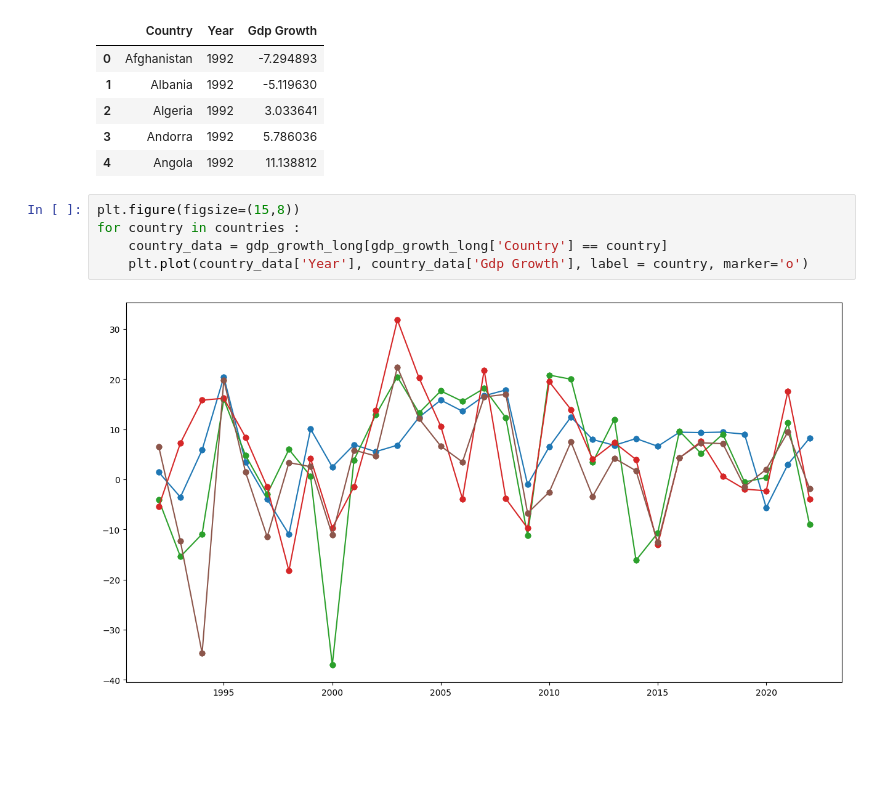
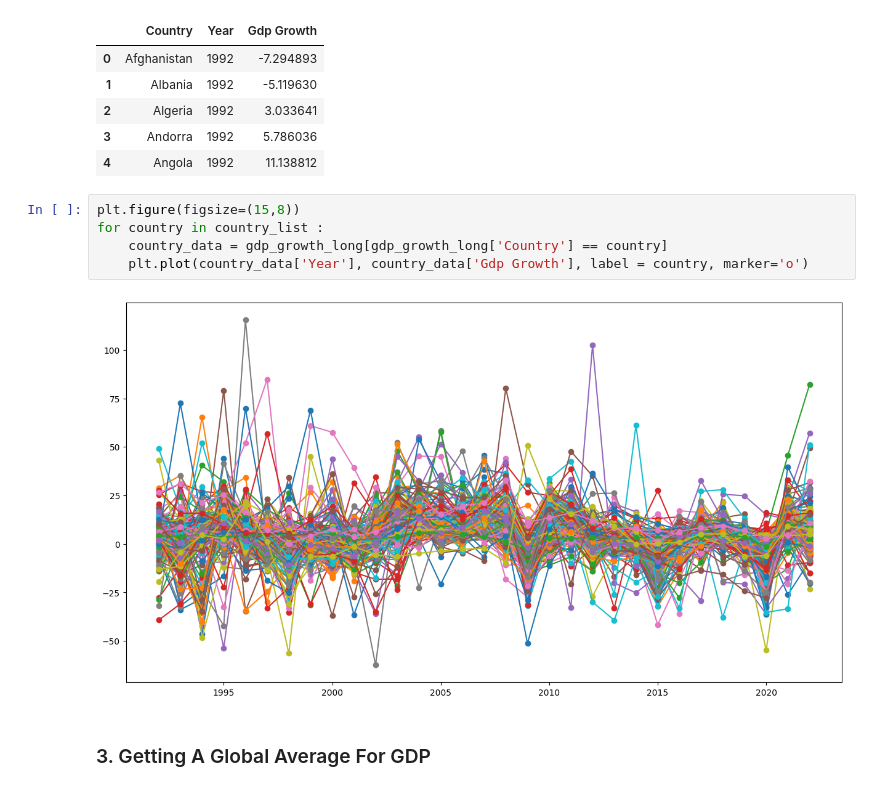
Before and after one commit to sdata07/Forest-Area-Predictor, a Jupyter notebook: main/main.ipynb, the cells around one changed output. Drawn from its saved outputs; the diff is of its cells as text; blank space fills up the shorter version.

Commit message:
Averaged GDP and Forest data per year

```diff
--- a/main/main.ipynb
+++ b/main/main.ipynb
@@ -153,8 +164,10 @@ gdp_growth_long.head()
 | 4 | Angola | 1992 | 11.138812 |
 # %%
 plt.figure(figsize=(15,8))
-for country in countries :
+for country in country_list :
     country_data = gdp_growth_long[gdp_growth_long['Country'] == country]
     plt.plot(country_data['Year'], country_data['Gdp Growth'], label = country, marker='o')
 # %% [output]
-[figure, old version]
+[figure, new version]
+# %% [markdown]
+### 3. Getting A Global Average For GDP
```
Also changed, not shown: parts of 11 cells of this notebook.
